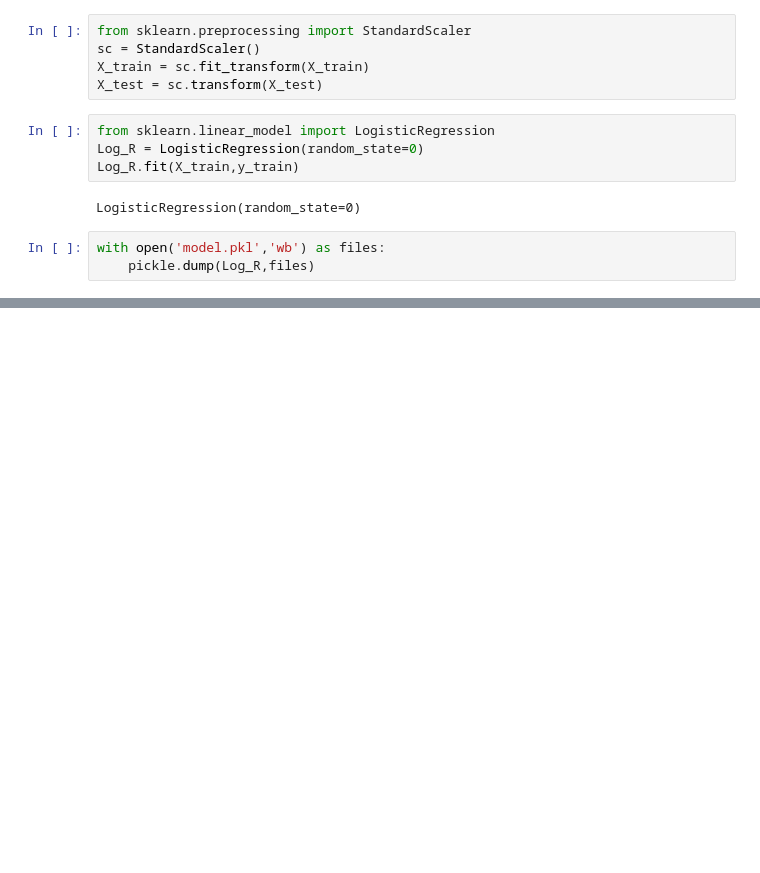
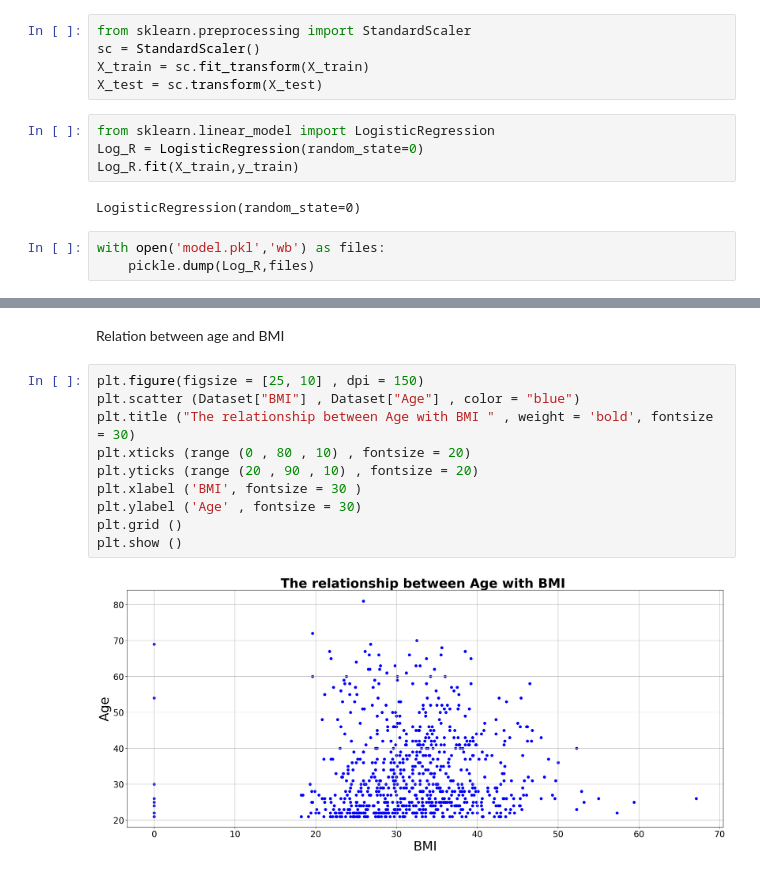
Before and after one commit to VortexKnight7/Health-Care-Analyzer, a Jupyter notebook: machine.ipynb, the cells around one changed output, grey strips where cells are left out. Cells and saved outputs as stored; diff of their text form; blank space fills up the shorter version.

```diff
--- a/machine.ipynb
+++ b/machine.ipynb
@@ -25,0 +36,14 @@ with open('model.pkl','wb') as files:
+# %% [markdown]
+Relation between age and BMI
+# %%
+plt.figure(figsize = [25, 10] , dpi = 150)
+plt.scatter (Dataset["BMI"] , Dataset["Age"] , color = "blue")
+plt.title ("The relationship between Age with BMI " , weight = 'bold', fontsize = 30)
+plt.xticks (range (0 , 80 , 10) , fontsize = 20)
+plt.yticks (range (20 , 90 , 10) , fontsize = 20)
+plt.xlabel ('BMI', fontsize = 30 )
+plt.ylabel ('Age' , fontsize = 30)
+plt.grid ()
+plt.show ()
+# %% [output]
+[figure, added]
```
Also changed, not shown: parts of 2 cells of this notebook, 34 other files.
